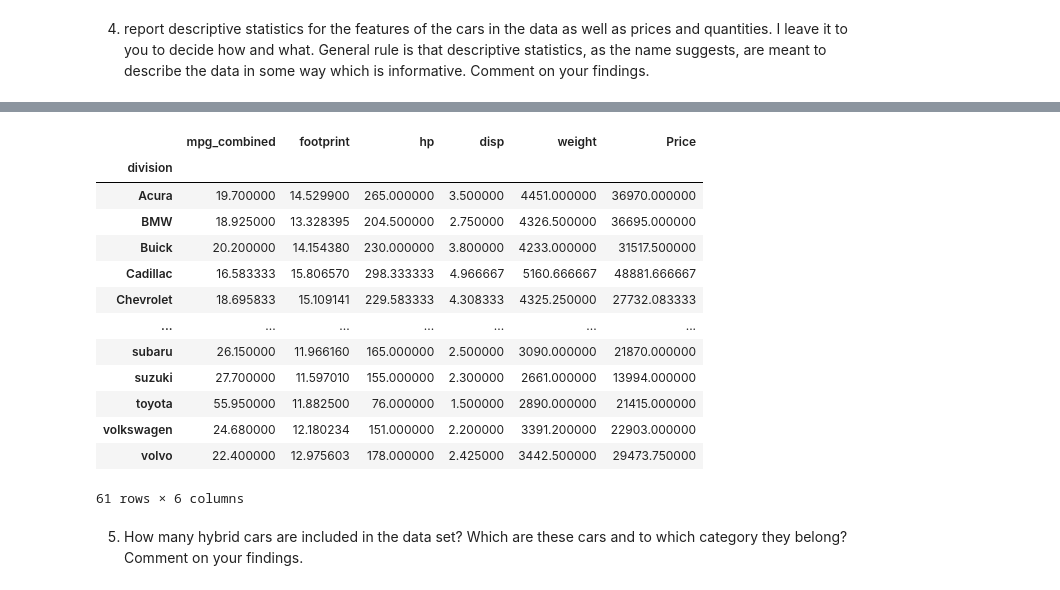
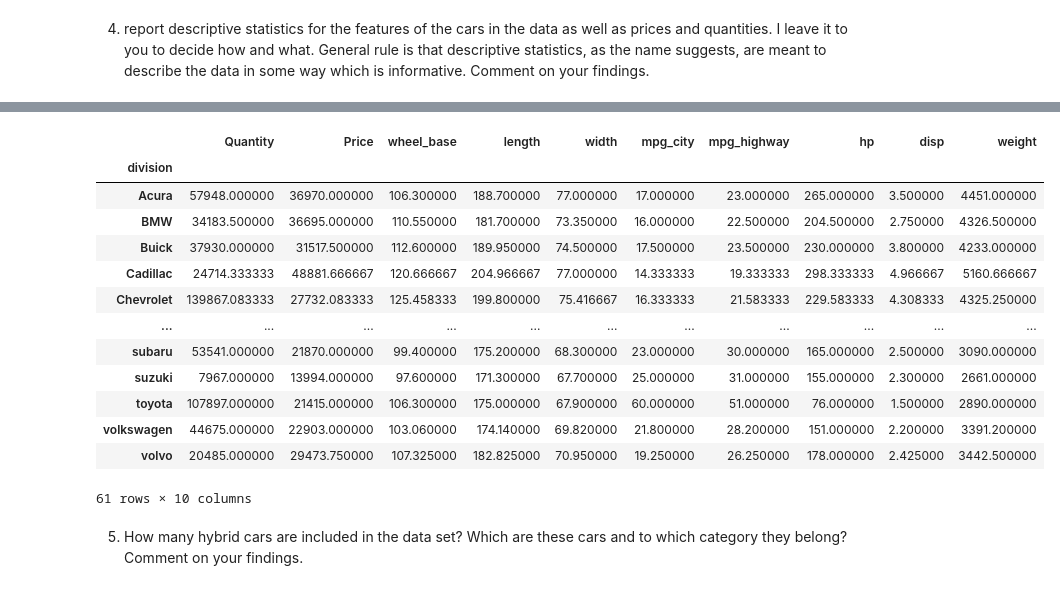
Before and after one commit to joshuamcurtis/DemandEstimationProject, a Jupyter notebook: DemandEstimationProject.ipynb, the cells around one changed output, grey strips where cells are left out. Saved outputs shown, nothing was run; the diff lists cells and outputs as text; code cells hidden in the pictures.

```diff
--- a/DemandEstimationProject.ipynb
+++ b/DemandEstimationProject.ipynb
@@ -46,5 +52,13 @@ cars = cars.drop(cars.index[217:])
 # %% [markdown]
 3. create a new column in your dataframe which includes the name of the category in which each car is included.
+# %%
+typeFix = ['Quantity','Price','wheel_base','length','width','mpg_city','mpg_highway','hp', 'disp','weight']
+# Convert typeFix items from Object to float in order to use nlargest() and solve some other problems down the line.
+cars[typeFix] = cars[typeFix].astype(float)
+#convert hybrid to type int
+cars['hybrid'] = cars['hybrid'].astype(float)
+#cars[typeFix] = pd.to_numeric(cars[typeFix],errors ='coerce')
+#cars.info()
 # %%
 cars['category'] = cars['segm1'].map(lambda x: math.floor((x)/10))
 
@@ -109,12 +129,4 @@ Name: Quantity, dtype: object
 # %%
-characteristics = ['wheel_base',
-                   'length',
-                   'width',
-                   'mpg_city',
-                   'mpg_highway',
-                   'footprint',
-                   'hp', 'disp',
-                   'weight',
-                   'Price']
-cars.groupby(['categoryName'])[characteristics].mean()
+discChars = ['Quantity','Price','wheel_base','length','width','mpg_city','mpg_highway','hp', 'disp','weight']
+print(cars.groupby(['categoryName'])[discChars].mean())
 # %% [output]
@@ -240,20 +323,20 @@ Length: 61, dtype: int64
 # %%
-cars.groupby(['division'])[characteristics].mean()
+cars.groupby(['division'])[discChars].mean()
 # %% [output]
-|  | mpg_combined | footprint | hp | disp | weight | Price |
-| division |  |  |  |  |  |  |
-| Acura | 19.700000 | 14.529900 | 265.000000 | 3.500000 | 4451.000000 | 36970.000000 |
-| BMW | 18.925000 | 13.328395 | 204.500000 | 2.750000 | 4326.500000 | 36695.000000 |
-| Buick | 20.200000 | 14.154380 | 230.000000 | 3.800000 | 4233.000000 | 31517.500000 |
-| Cadillac | 16.583333 | 15.806570 | 298.333333 | 4.966667 | 5160.666667 | 48881.666667 |
-| Chevrolet | 18.695833 | 15.109141 | 229.583333 | 4.308333 | 4325.250000 | 27732.083333 |
-| ... | ... | ... | ... | ... | ... | ... |
-| subaru | 26.150000 | 11.966160 | 165.000000 | 2.500000 | 3090.000000 | 21870.000000 |
-| suzuki | 27.700000 | 11.597010 | 155.000000 | 2.300000 | 2661.000000 | 13994.000000 |
-| toyota | 55.950000 | 11.882500 | 76.000000 | 1.500000 | 2890.000000 | 21415.000000 |
-| volkswagen | 24.680000 | 12.180234 | 151.000000 | 2.200000 | 3391.200000 | 22903.000000 |
-| volvo | 22.400000 | 12.975603 | 178.000000 | 2.425000 | 3442.500000 | 29473.750000 |
+|  | Quantity | Price | wheel_base | length | width | mpg_city | mpg_highway | hp | disp | weight |
+| division |  |  |  |  |  |  |  |  |  |  |
+| Acura | 57948.000000 | 36970.000000 | 106.300000 | 188.700000 | 77.000000 | 17.000000 | 23.000000 | 265.000000 | 3.500000 | 4451.000000 |
+| BMW | 34183.500000 | 36695.000000 | 110.550000 | 181.700000 | 73.350000 | 16.000000 | 22.500000 | 204.500000 | 2.750000 | 4326.500000 |
+| Buick | 37930.000000 | 31517.500000 | 112.600000 | 189.950000 | 74.500000 | 17.500000 | 23.500000 | 230.000000 | 3.800000 | 4233.000000 |
+| Cadillac | 24714.333333 | 48881.666667 | 120.666667 | 204.966667 | 77.000000 | 14.333333 | 19.333333 | 298.333333 | 4.966667 | 5160.666667 |
+| Chevrolet | 139867.083333 | 27732.083333 | 125.458333 | 199.800000 | 75.416667 | 16.333333 | 21.583333 | 229.583333 | 4.308333 | 4325.250000 |
+| ... | ... | ... | ... | ... | ... | ... | ... | ... | ... | ... |
+| subaru | 53541.000000 | 21870.000000 | 99.400000 | 175.200000 | 68.300000 | 23.000000 | 30.000000 | 165.000000 | 2.500000 | 3090.000000 |
+| suzuki | 7967.000000 | 13994.000000 | 97.600000 | 171.300000 | 67.700000 | 25.000000 | 31.000000 | 155.000000 | 2.300000 | 2661.000000 |
+| toyota | 107897.000000 | 21415.000000 | 106.300000 | 175.000000 | 67.900000 | 60.000000 | 51.000000 | 76.000000 | 1.500000 | 2890.000000 |
+| volkswagen | 44675.000000 | 22903.000000 | 103.060000 | 174.140000 | 69.820000 | 21.800000 | 28.200000 | 151.000000 | 2.200000 | 3391.200000 |
+| volvo | 20485.000000 | 29473.750000 | 107.325000 | 182.825000 | 70.950000 | 19.250000 | 26.250000 | 178.000000 | 2.425000 | 3442.500000 |
-61 rows × 6 columns
+61 rows × 10 columns
 # %% [markdown]
 5. How many hybrid cars are included in the data set? Which are these cars and to which category they belong? Comment on your findings.
 # %%
```
Also changed, not shown: parts of 38 cells of this notebook, 1 other file.
